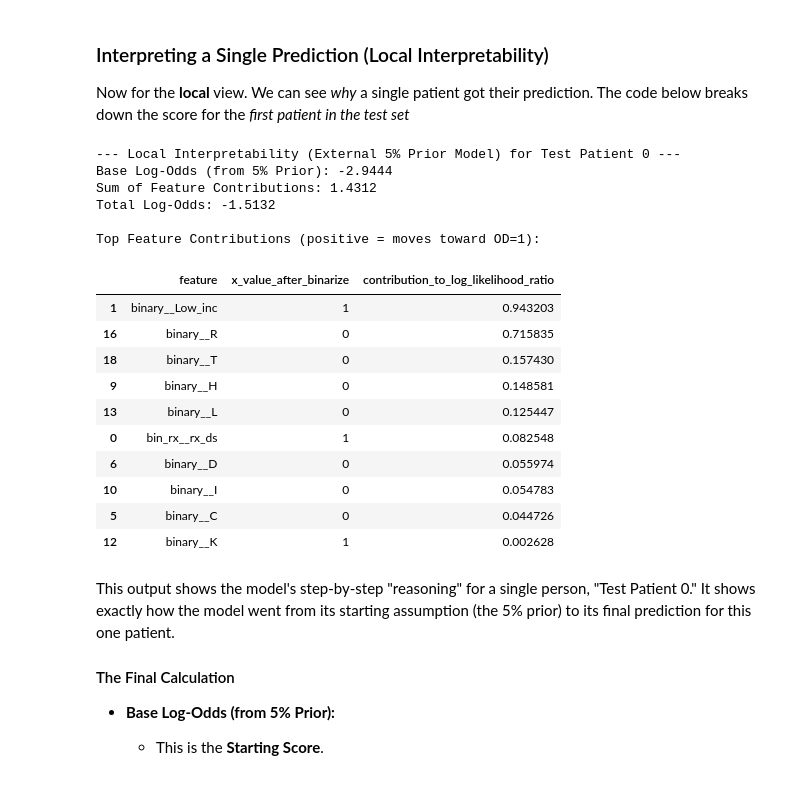
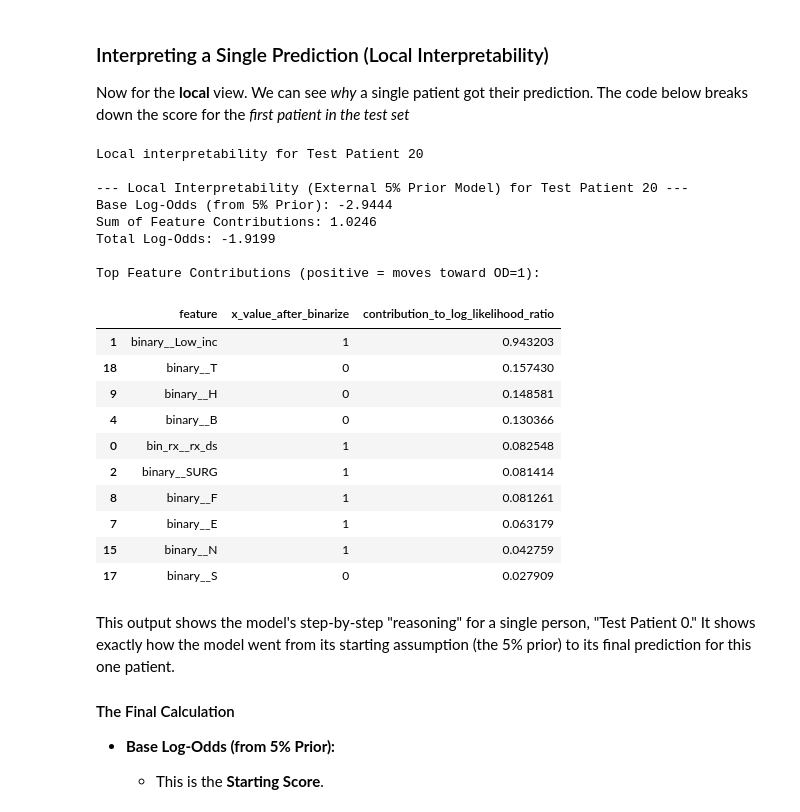
Before and after one commit to IE-ML-for-Healthcare/Bayesian-in-HC, a Jupyter notebook: 04_naive_bayes_opioid_demo.ipynb, the cells around one changed output. Cells and saved outputs as stored; diff of their text form; code cells hidden in the pictures.

```diff
--- a/04_naive_bayes_opioid_demo.ipynb
+++ b/04_naive_bayes_opioid_demo.ipynb
@@ -394,8 +448,11 @@ ext_model = nb_external_prior.named_steps["nb"]
 Xt = nb_external_prior.named_steps["prep"].transform(X_test)
 feat_names = nb_external_prior.named_steps["prep"].get_feature_names_out()
 
-# 3. Get the first patient's data
-x0 = Xt[0, :].astype(int)
+# 3. Get the patient's data
+test_i = 0  # change this to explore different test patients
+x0 = Xt[test_i, :].astype(int)
+sk = ext_model.predict_log_proba(Xt[test_i, :].reshape(1, -1))[0]
+print(f"Local interpretability for Test Patient {test_i}")
 
 # 4. Get the learned feature log-likelihoods (P(X|Y))
 flog_ext = ext_model.feature_log_prob_
@@ -409,46 +466,48 @@ contrib_ext = x0 * (np.log(p1_ext + eps) - np.log(p0_ext + eps)) + \
               (1 - x0) * (np.log(1 - p1_ext + eps) - np.log(1 - p0_ext + eps))
 
 # 6. Get the intercept (base score) from the model's 5% prior
 # This is log( P(y=1) / P(y=0) )
 ext_intercept = ext_model.class_log_prior_[1] - ext_model.class_log_prior_[0]
 
 # 7. Calculate the final total score
 # (Base Score from Prior) + (Sum of all Feature Scores)
 ext_llr_total = ext_intercept + contrib_ext.sum()
 # --- End of recalculation ---
 
 
 # 8. Build the explanation table
 manual_tbl_ext = pd.DataFrame({
     "feature": feat_names,
     "x_value_after_binarize": x0,
     "contribution_to_log_likelihood_ratio": contrib_ext
 }).sort_values("contribution_to_log_likelihood_ratio", ascending=False)
 
-print(f"\n--- Local Interpretability (External 5% Prior Model) for Test Patient 0 ---")
+print(f"\n--- Local Interpretability (External 5% Prior Model) for Test Patient {test_i} ---")
 print(f"Base Log-Odds (from 5% Prior): {ext_intercept:.4f}")
 print(f"Sum of Feature Contributions: {contrib_ext.sum():.4f}")
 print(f"Total Log-Odds: {ext_llr_total:.4f}")
 print("\nTop Feature Contributions (positive = moves toward OD=1):")
 display(manual_tbl_ext.head(10).style)
 # %% [output]
---- Local Interpretability (External 5% Prior Model) for Test Patient 0 ---
+Local interpretability for Test Patient 20
+
+--- Local Interpretability (External 5% Prior Model) for Test Patient 20 ---
 Base Log-Odds (from 5% Prior): -2.9444
-Sum of Feature Contributions: 1.4312
-Total Log-Odds: -1.5132
+Sum of Feature Contributions: 1.0246
+Total Log-Odds: -1.9199
 
 Top Feature Contributions (positive = moves toward OD=1):
 |  | feature | x_value_after_binarize | contribution_to_log_likelihood_ratio |
 | 1 | binary__Low_inc | 1 | 0.943203 |
-| 16 | binary__R | 0 | 0.715835 |
 | 18 | binary__T | 0 | 0.157430 |
 | 9 | binary__H | 0 | 0.148581 |
-| 13 | binary__L | 0 | 0.125447 |
+| 4 | binary__B | 0 | 0.130366 |
 | 0 | bin_rx__rx_ds | 1 | 0.082548 |
-| 6 | binary__D | 0 | 0.055974 |
-| 10 | binary__I | 0 | 0.054783 |
-| 5 | binary__C | 0 | 0.044726 |
-| 12 | binary__K | 1 | 0.002628 |
+| 2 | binary__SURG | 1 | 0.081414 |
+| 8 | binary__F | 1 | 0.081261 |
+| 7 | binary__E | 1 | 0.063179 |
+| 15 | binary__N | 1 | 0.042759 |
+| 17 | binary__S | 0 | 0.027909 |
 # %% [markdown]
 This output shows the model's step-by-step "reasoning" for a single person, "Test Patient 0." It shows exactly how the model went from its starting assumption (the 5% prior) to its final prediction for this one patient.
 
```
Also changed, not shown: parts of 5 cells of this notebook.
